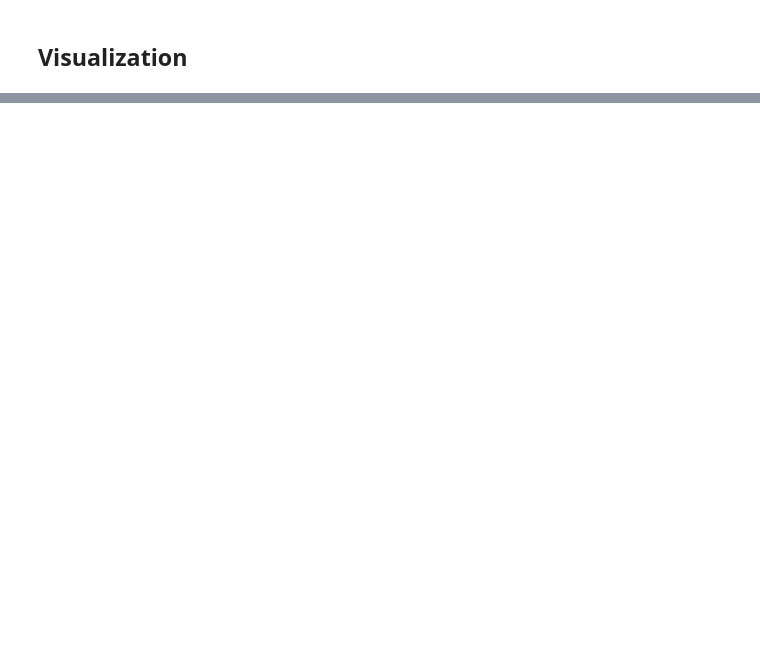
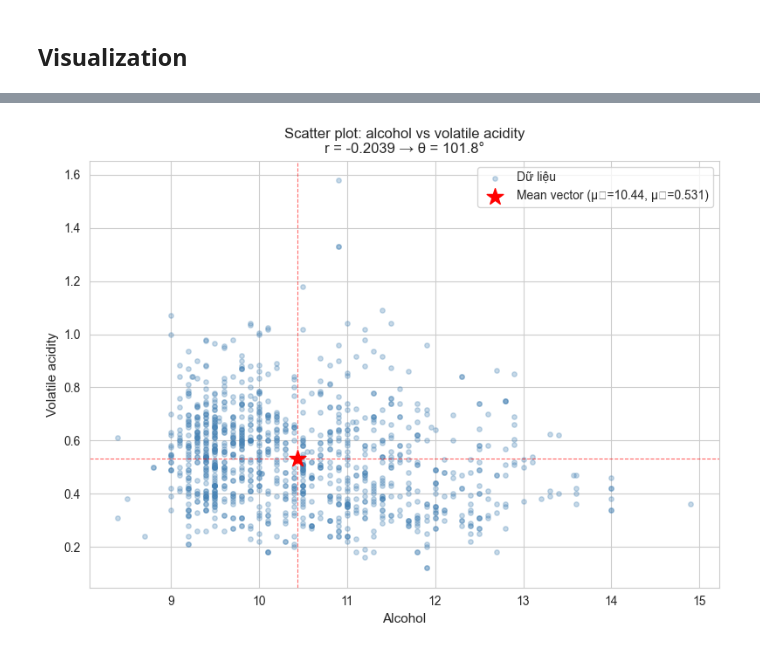
Before and after one commit to ducan0206/Multivariate-Statistical-Analysis, a Jupyter notebook: notebooks/01_descriptive_stats.ipynb, the cells around one changed output, grey strips where cells are left out. Cells and saved outputs as stored; diff of their text form; code cells hidden in the pictures; blank space fills up the shorter version.

```diff
--- a/notebooks/01_descriptive_stats.ipynb
+++ b/notebooks/01_descriptive_stats.ipynb
@@ -143,0 +224,18 @@ plt.show()
+# %%
+# Biểu đồ scatter + mean point để minh hoạ Mean Vector
+fig, ax = plt.subplots(figsize=(8, 6))
+ax.scatter(features[v1_name], features[v2_name], alpha=0.3, s=15, color="steelblue", label="Dữ liệu")
+ax.scatter([x1_bar], [x2_bar], s=200, color="red", zorder=5, marker="*",
+           label=f"Mean vector (μ₁={x1_bar:.2f}, μ₂={x2_bar:.3f})")
+ax.axvline(x1_bar, color="red", lw=0.8, ls="--", alpha=0.6)
+ax.axhline(x2_bar, color="red", lw=0.8, ls="--", alpha=0.6)
+ax.set_xlabel(v1_name.capitalize(), fontsize=11)
+ax.set_ylabel(v2_name.capitalize(), fontsize=11)
+ax.set_title(f"Scatter plot: {v1_name} vs {v2_name}\n"
+             f"r = {cos_theta:.4f} → θ = {theta_deg:.1f}°", fontsize=12)
+ax.legend(fontsize=10)
+plt.tight_layout()
+plt.savefig("../data/fig01_scatter_geom.png", bbox_inches="tight")
+plt.show()
+# %% [output]
+[figure, added]
```
Also changed, not shown: parts of 6 cells of this notebook.
